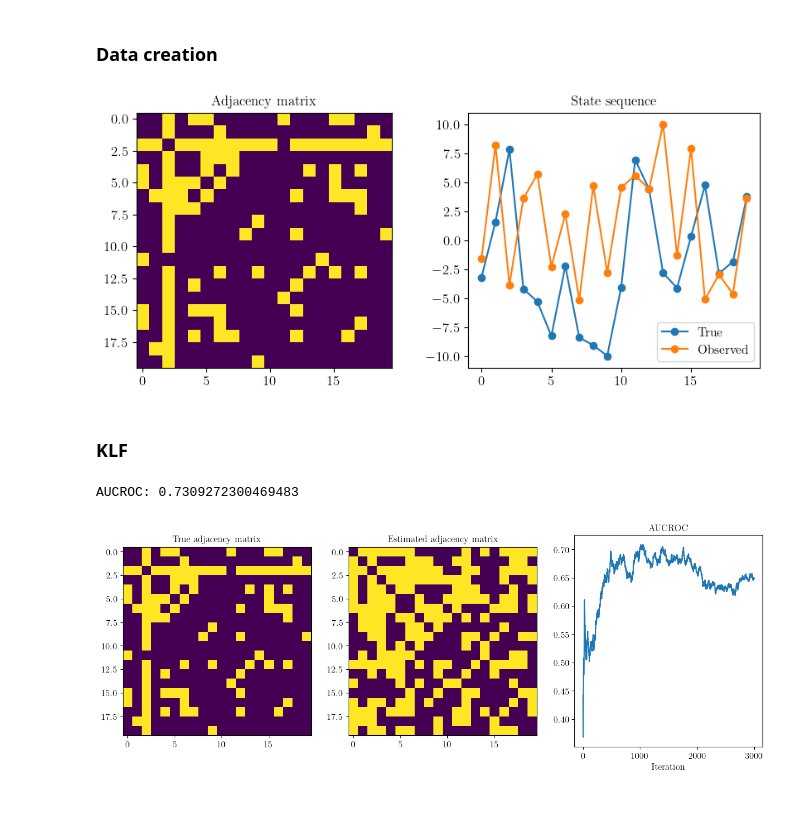
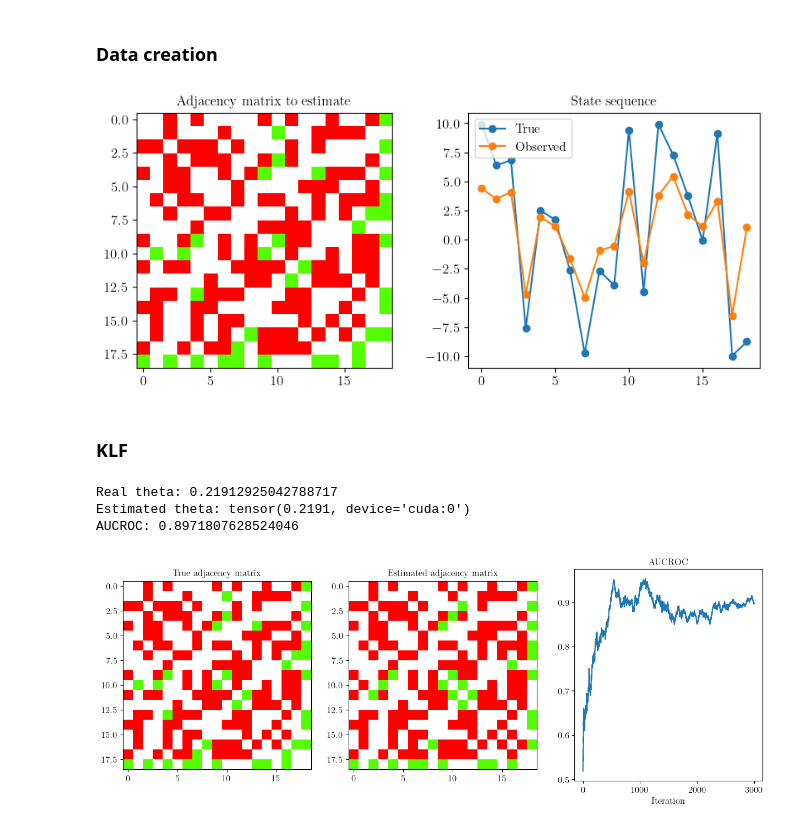
Before and after one commit to Tenceto/inference_langevin, a Jupyter notebook: notebooks/simulations.ipynb, the cells around one changed output. Drawn from its saved outputs; the diff is of its cells as text; code cells hidden in the pictures.

Commit message:
Experiments with a partially known A

```diff
--- a/notebooks/simulations.ipynb
+++ b/notebooks/simulations.ipynb
@@ -92,24 +100,38 @@ e_dist = torch.distributions.Normal(0, sigma_e)
 X = torch.empty((p, n)).uniform_(-10, 10) # * torch.empty((p, n)).bernoulli_(0.8)
 Y = F @ X + e_dist.sample((p, n))
 
+# Generate unknown adjacency matrix
+triu_idxs = torch.triu_indices(A.shape[0], A.shape[0], offset=1)
+num_edges = len(triu_idxs[0])
+selected_unknown = torch.multinomial(torch.tensor([1 / num_edges] * num_edges), int(num_edges * unknown_edges), replacement=False)
+A_nan = A.clone()
+unknown_idxs = triu_idxs[0][selected_unknown], triu_idxs[1][selected_unknown]
+A_nan[unknown_idxs[0], unknown_idxs[1]] = torch.nan
+A_nan[unknown_idxs[1], unknown_idxs[0]] = torch.nan
+known_idxs = torch.where(~ torch.isnan(A_nan))
+
+A_plot = A.clone()
+A_plot[known_idxs[0], known_idxs[1]] = torch.nan
+A_plot[known_idxs[1], known_idxs[0]] = torch.nan
+
 # Plot
 fig, ax = plt.subplots(1, 2, figsize=(10, 4))
-ax[0].imshow(A.cpu())
-ax[0].set_title('Adjacency matrix')
+ax[0].imshow(A_plot.cpu(), cmap="prism")
+ax[0].set_title('Adjacency matrix to estimate')
 ax[1].plot(X.T.cpu()[np.random.randint(n)], "-o", label="True")
 ax[1].plot(Y.T.cpu()[np.random.randint(n)], "-o", label="Observed")
 ax[1].set_title('State sequence')
 ax[1].legend()
 plt.show()
 # %% [output]
-[figure, old version]
+[figure, new version]
 # %% [markdown]
 ### KLF
 # %%
 sigmas = torch.linspace(0.5, 0.03, 10)
 epsilon = 1.0E-6
 steps = 300
-num_samples = 3
+num_samples = 1
 
 model = ut.load_model(model_file)
 A_score_model = ut.score_edp_wrapper(model, A.shape[0], len(sigmas), max_nodes=max_nodes)
@@ -117,36 +139,41 @@ A_score_model = ut.score_edp_wrapper(model, A.shape[0], len(sigmas), max_nodes=m
 
 langevin_est = lang.LangevinEstimator(h_theta=ut.heat_diffusion_filter,
                                       A_score_model=A_score_model,
-                                    #   theta_prior_dist=theta_dist,
+                                      # theta_prior_dist=theta_dist,
                                       theta_fixed=theta,
                                       sigma_e=sigma_e)
 
 A_samples = torch.zeros((A.shape[0], A.shape[0], num_samples))
 for i in range(num_samples):
-    langevin_est.langevin_estimate(X=X, Y=Y, sigmas_sq=sigmas ** 2, epsilon=epsilon, steps=steps, temperature=0.7,
-                                  projection_method="copy", clip_A_tilde=True, true_A=A)
+    langevin_est.langevin_estimate(A_nan=A_nan, X=X, Y=Y,
+                                   sigmas_sq=sigmas ** 2, epsilon=epsilon, steps=steps, temperature=0.5,
+                                   projection_method="copy", clip_A_tilde=True, true_A=A)
     A_samples[:, :, i] = langevin_est.A_tilde.clone()
 # %%
 theta_est = langevin_est.theta_tilde
 A_est = A_samples.mean(dim=-1)
-roc, threshold = ut.compute_aucroc(A, A_est, return_threshold=True)
-A_est = (A_est > threshold).cpu().numpy()
+roc, threshold = ut.compute_aucroc(A, A_est, use_idxs=unknown_idxs, return_threshold=True)
+A_est_plot = (A_est >= threshold).float().clone()
+A_est_plot[known_idxs[0], known_idxs[1]] = torch.nan
+A_est_plot[known_idxs[1], known_idxs[0]] = torch.nan
 
-# print("Real theta:", theta.item())
-# print("Estimated theta:", theta_est)
+print("Real theta:", theta.item())
+print("Estimated theta:", theta_est)
 print("AUCROC:", roc)
 fig, ax = plt.subplots(1, 3, figsize=(15, 5))
-ax[0].imshow(A.cpu())
+ax[0].imshow(A_plot.cpu(), cmap="prism")
 ax[0].set_title('True adjacency matrix')
 
-ax[1].imshow(A_est)
+ax[1].imshow(A_est_plot.cpu(), cmap="prism")
 ax[1].set_title('Estimated adjacency matrix')
 
 ax[2].set_xlabel("Iteration")
 ax[2].set_title("AUCROC")
 ax[2].plot(langevin_est.metrics["aucroc"].cpu())
 
 plt.show()
 # %% [output]
-AUCROC: 0.7309272300469483
+Real theta: 0.21912925042788717
+Estimated theta: tensor(0.2191, device='cuda:0')
+AUCROC: 0.8971807628524046
-[figure, old version]
+[figure, new version]
```
Also changed, not shown: parts of 3 cells of this notebook.
